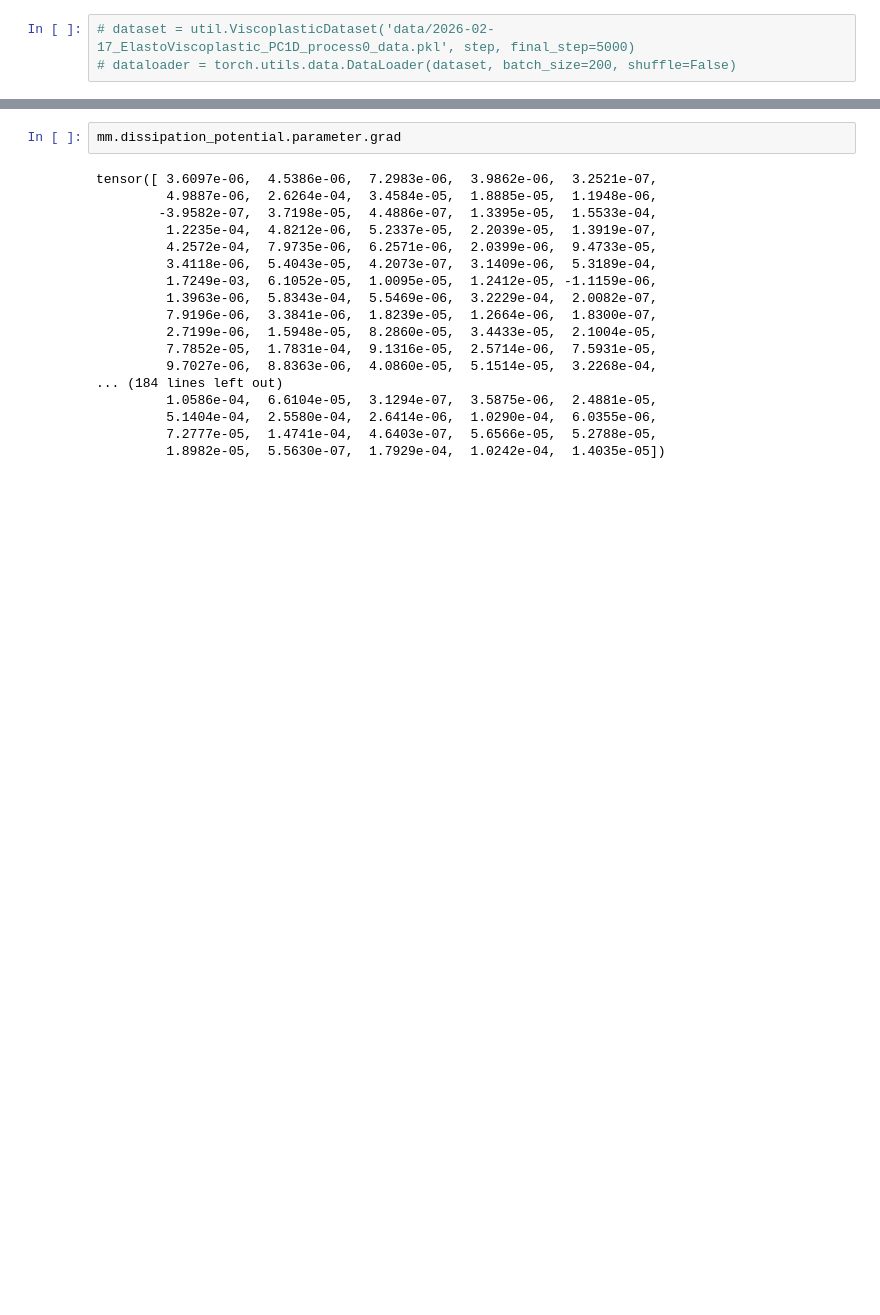
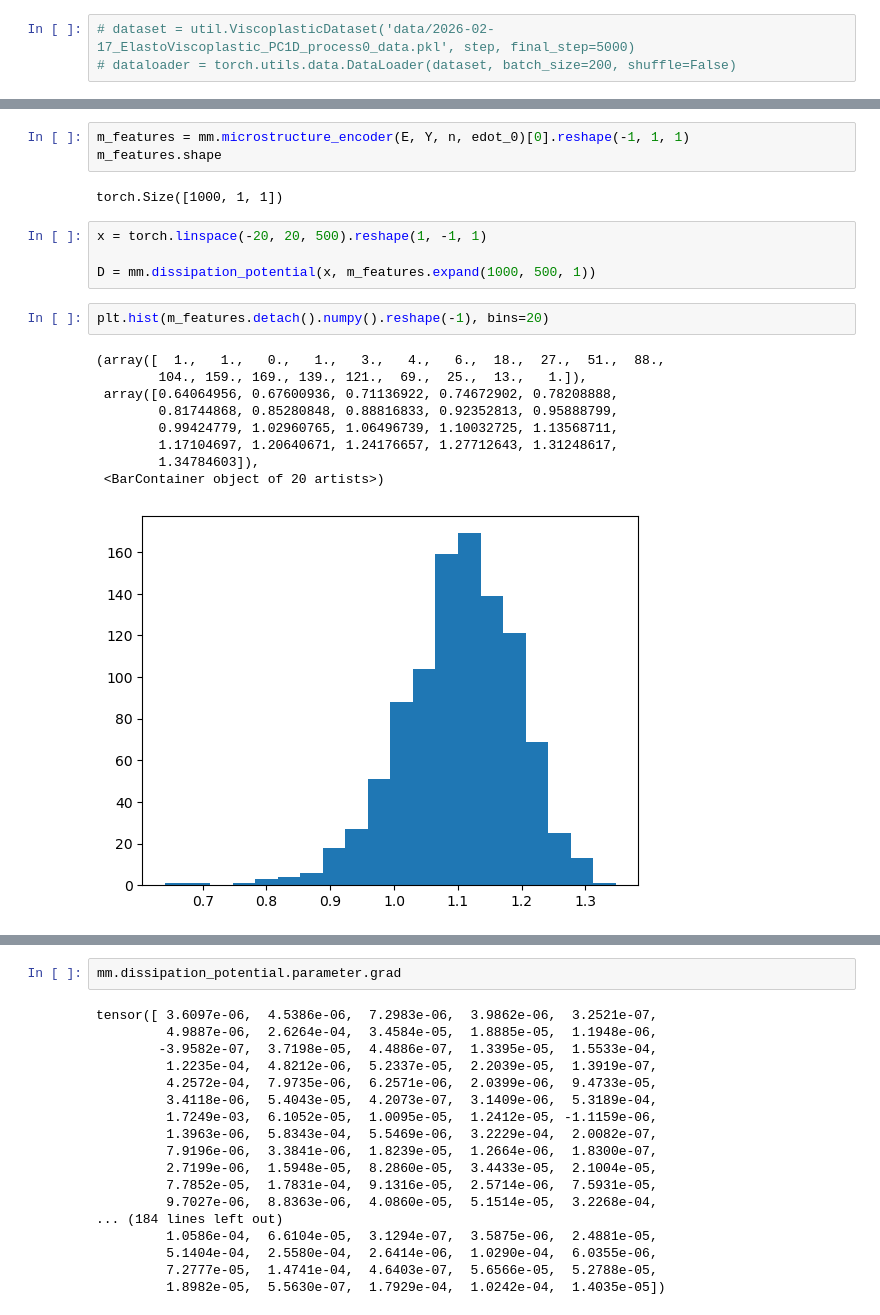
Before and after one commit to m-raj/microstructure-dependent-material-model, a Jupyter notebook: evp.ipynb, the cells around one changed output, grey strips where cells are left out. Cells and saved outputs as stored; diff of their text form; blank space fills up the shorter version.

```diff
--- a/evp.ipynb
+++ b/evp.ipynb
@@ -266,0 +266,21 @@ AssertionError: NaN detected in gradient during solver iterations.
+# %%
+m_features = mm.microstructure_encoder(E, Y, n, edot_0)[0].reshape(-1, 1, 1)
+m_features.shape
+# %% [output]
+torch.Size([1000, 1, 1])
+# %%
+x = torch.linspace(-20, 20, 500).reshape(1, -1, 1)
+
+D = mm.dissipation_potential(x, m_features.expand(1000, 500, 1))
+# %%
+plt.hist(m_features.detach().numpy().reshape(-1), bins=20)
+# %% [output]
+(array([  1.,   1.,   0.,   1.,   3.,   4.,   6.,  18.,  27.,  51.,  88.,
+        104., 159., 169., 139., 121.,  69.,  25.,  13.,   1.]),
+ array([0.64064956, 0.67600936, 0.71136922, 0.74672902, 0.78208888,
+        0.81744868, 0.85280848, 0.88816833, 0.92352813, 0.95888799,
+        0.99424779, 1.02960765, 1.06496739, 1.10032725, 1.13568711,
+        1.17104697, 1.20640671, 1.24176657, 1.27712643, 1.31248617,
+        1.34784603]),
+ <BarContainer object of 20 artists>)
+[figure, added]
```
Also changed, not shown: parts of 14 cells of this notebook, 3 other files.
